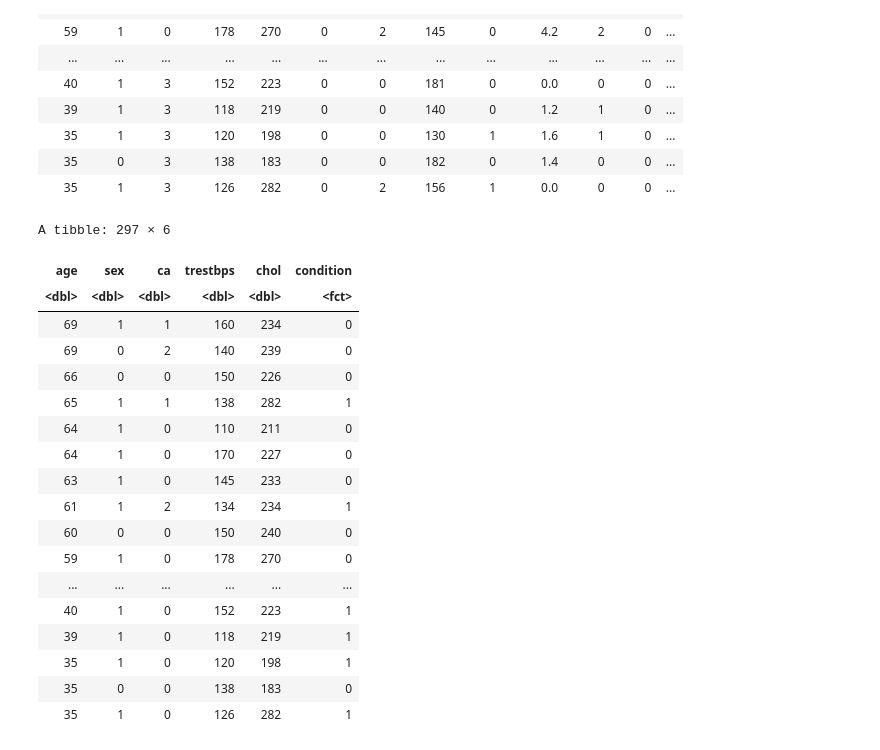
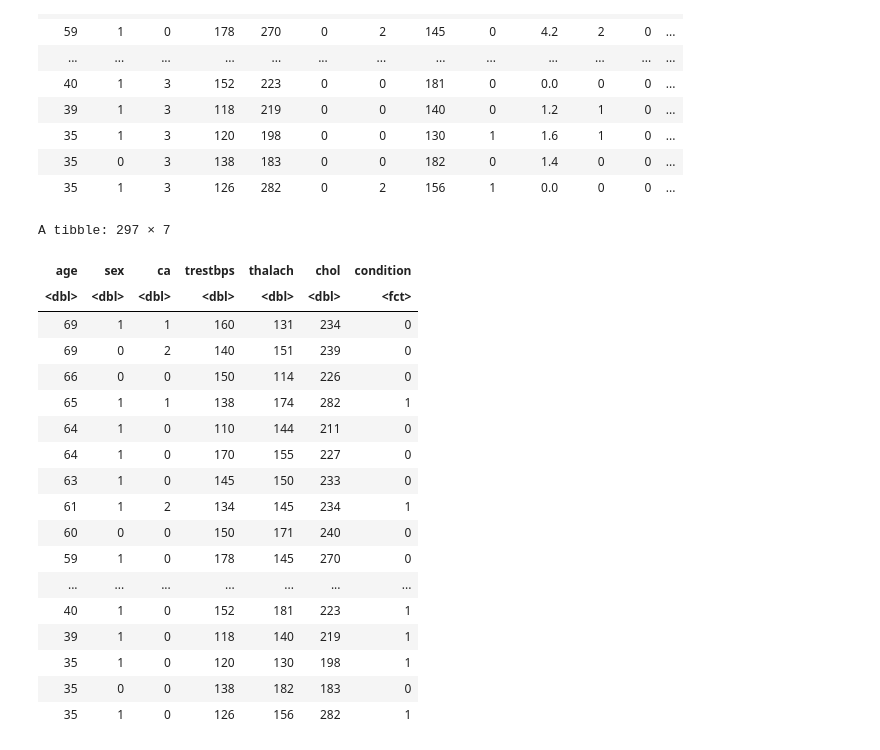
Before and after one commit to ChristianGoncalvesOG/DSCI-100-009-013, a Jupyter notebook: DataWork.ipynb, the cells around one changed output. Cells and saved outputs as stored; diff of their text form; code cells hidden in the pictures.

```diff
--- a/DataWork.ipynb
+++ b/DataWork.ipynb
@@ -54,29 +54,29 @@ A spec_tbl_df: 297 × 14
 | 35 | 1 | 3 | 126 | 282 | 0 | 2 | 156 | 1 | 0.0 | 0 | 0 | ... |
 # %%
 hungary_selected <- hungary |>
-    select(age, sex, ca, trestbps, chol, condition) |>
+    select(age, sex, ca, trestbps, thalach, chol, condition) |>
     mutate(condition = as_factor(condition))
 hungary_selected
 # %% [output]
-A tibble: 297 × 6
+A tibble: 297 × 7
-| age | sex | ca | trestbps | chol | condition |
-| <dbl> | <dbl> | <dbl> | <dbl> | <dbl> | <fct> |
-| 69 | 1 | 1 | 160 | 234 | 0 |
-| 69 | 0 | 2 | 140 | 239 | 0 |
-| 66 | 0 | 0 | 150 | 226 | 0 |
-| 65 | 1 | 1 | 138 | 282 | 1 |
-| 64 | 1 | 0 | 110 | 211 | 0 |
-| 64 | 1 | 0 | 170 | 227 | 0 |
-| 63 | 1 | 0 | 145 | 233 | 0 |
-| 61 | 1 | 2 | 134 | 234 | 1 |
-| 60 | 0 | 0 | 150 | 240 | 0 |
-| 59 | 1 | 0 | 178 | 270 | 0 |
-| ... | ... | ... | ... | ... | ... |
-| 40 | 1 | 0 | 152 | 223 | 1 |
-| 39 | 1 | 0 | 118 | 219 | 1 |
-| 35 | 1 | 0 | 120 | 198 | 1 |
-| 35 | 0 | 0 | 138 | 183 | 0 |
-| 35 | 1 | 0 | 126 | 282 | 1 |
+| age | sex | ca | trestbps | thalach | chol | condition |
+| <dbl> | <dbl> | <dbl> | <dbl> | <dbl> | <dbl> | <fct> |
+| 69 | 1 | 1 | 160 | 131 | 234 | 0 |
+| 69 | 0 | 2 | 140 | 151 | 239 | 0 |
+| 66 | 0 | 0 | 150 | 114 | 226 | 0 |
+| 65 | 1 | 1 | 138 | 174 | 282 | 1 |
+| 64 | 1 | 0 | 110 | 144 | 211 | 0 |
+| 64 | 1 | 0 | 170 | 155 | 227 | 0 |
+| 63 | 1 | 0 | 145 | 150 | 233 | 0 |
+| 61 | 1 | 2 | 134 | 145 | 234 | 1 |
+| 60 | 0 | 0 | 150 | 171 | 240 | 0 |
+| 59 | 1 | 0 | 178 | 145 | 270 | 0 |
+| ... | ... | ... | ... | ... | ... | ... |
+| 40 | 1 | 0 | 152 | 181 | 223 | 1 |
+| 39 | 1 | 0 | 118 | 140 | 219 | 1 |
+| 35 | 1 | 0 | 120 | 130 | 198 | 1 |
+| 35 | 0 | 0 | 138 | 182 | 183 | 0 |
+| 35 | 1 | 0 | 126 | 156 | 282 | 1 |
 # %%
 hungary_split <- initial_split(hungary_selected, prop = 0.75, strata = condition)
 hungary_train <- training(hungary_split)
```
Also changed, not shown: parts of 3 cells of this notebook.
